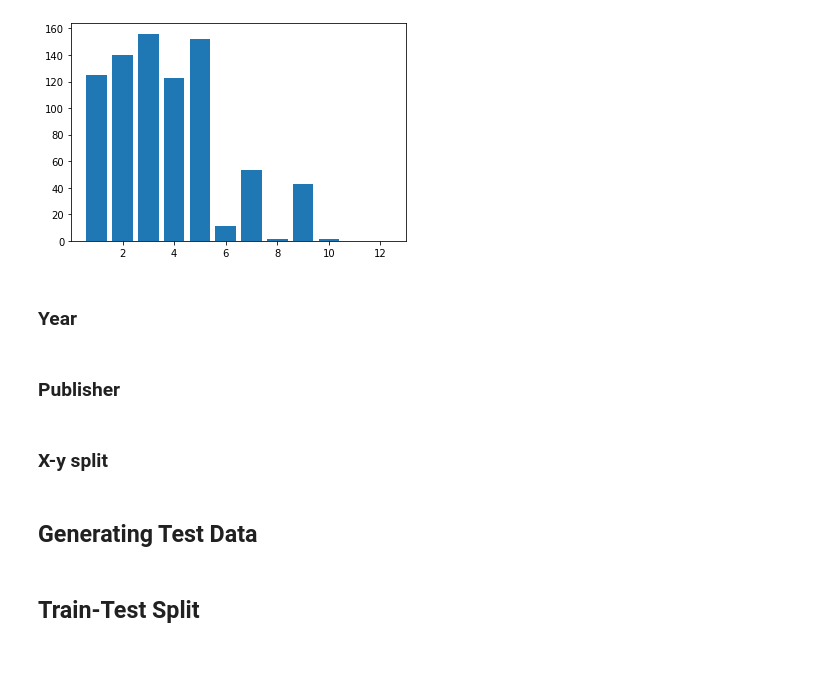
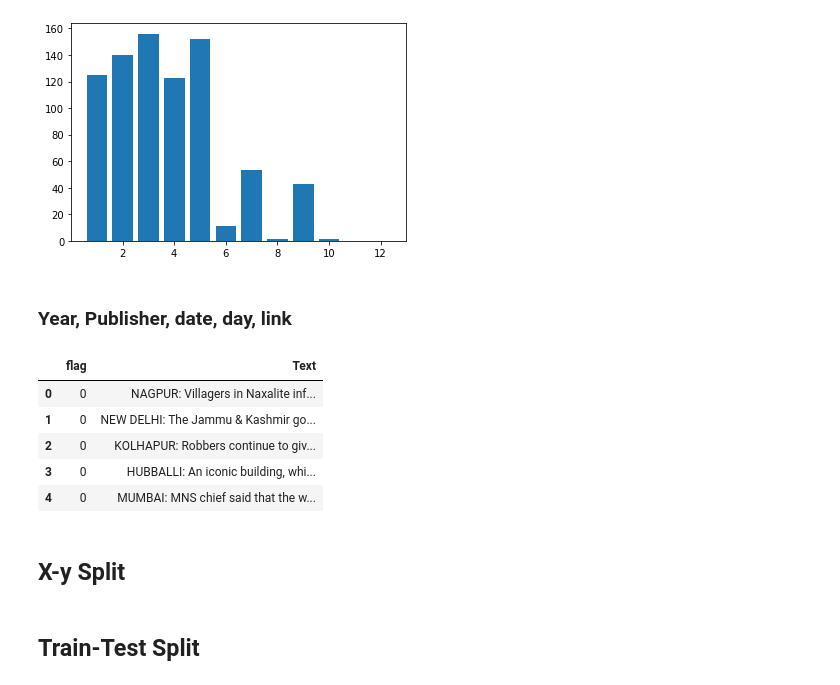
Before and after one commit to ritish099/Fake-News-Detector, a Jupyter notebook: datasets/fake_news_preprcessing.ipynb, the cells around one changed output. Drawn from its saved outputs; the diff is of its cells as text; code cells hidden in the pictures; blank space fills up the shorter version.

```diff
--- a/datasets/fake_news_preprcessing.ipynb
+++ b/datasets/fake_news_preprcessing.ipynb
@@ -7,3 +8,5 @@ path_to_dataset = '/Users/tithighosh/Library/Application Support/AirDroid/Downlo
+# %%
+path_to_dataset = './fake_news_dataset.csv'
 # %%
 data = pd.read_csv(path_to_dataset, index_col=0)
 # %%
@@ -121,2 +113,4 @@ plt.bar(grp.index, grp.values)
+# %%
+data.drop('month', axis=1, inplace=True)
 # %% [markdown]
-### Year
+### Year, Publisher, date, day, link
@@ -125,2 +116,0 @@ plt.bar(grp.index, grp.values)
-# %% [markdown]
-### Publisher
@@ -129,2 +117,13 @@ plt.bar(grp.index, grp.values)
+# %%
+data.drop(['year','publisher','date','day','link'], axis=1, inplace=True)
+# %%
+data.head()
+# %% [output]
+|  | flag | Text |
+| 0 | 0 | NAGPUR: Villagers in Naxalite inf... |
+| 1 | 0 | NEW DELHI: The Jammu & Kashmir go... |
+| 2 | 0 | KOLHAPUR: Robbers continue to giv... |
+| 3 | 0 | HUBBALLI: An iconic building, whi... |
+| 4 | 0 | MUMBAI: MNS chief said that the w... |
 # %% [markdown]
-### X-y split
+## X-y Split
@@ -134,2 +129,0 @@ plt.bar(grp.index, grp.values)
-# %% [markdown]
-## Generating Test Data
```
Also changed, not shown: parts of 16 cells of this notebook.
